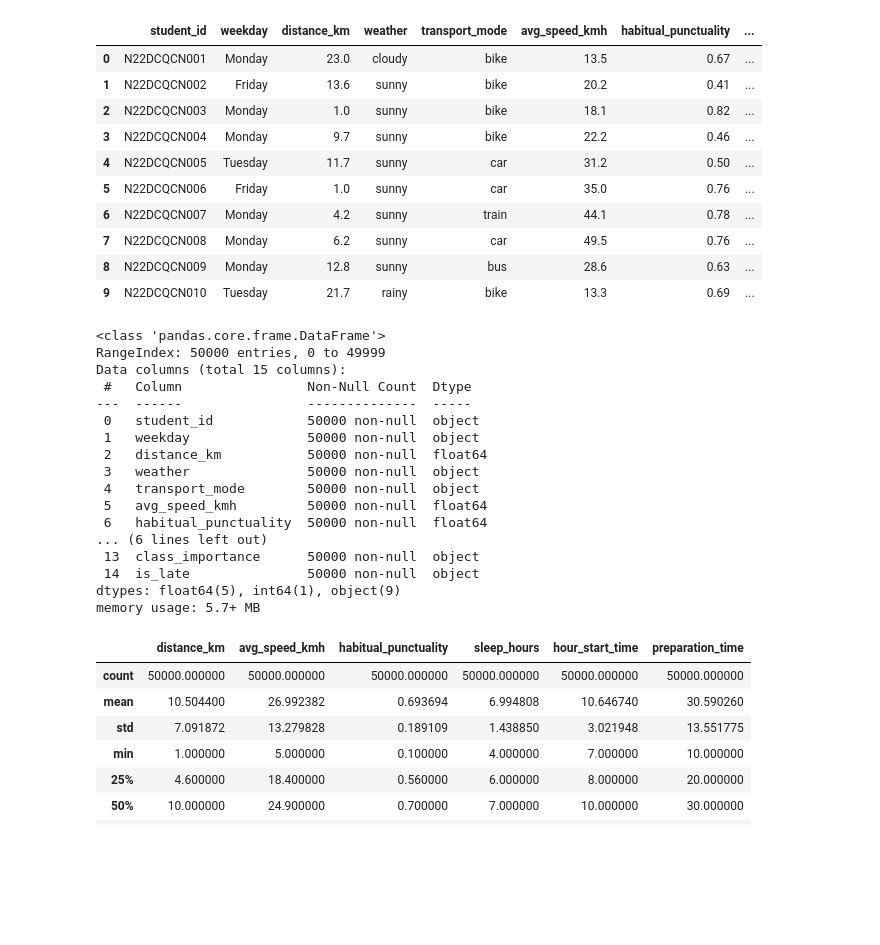
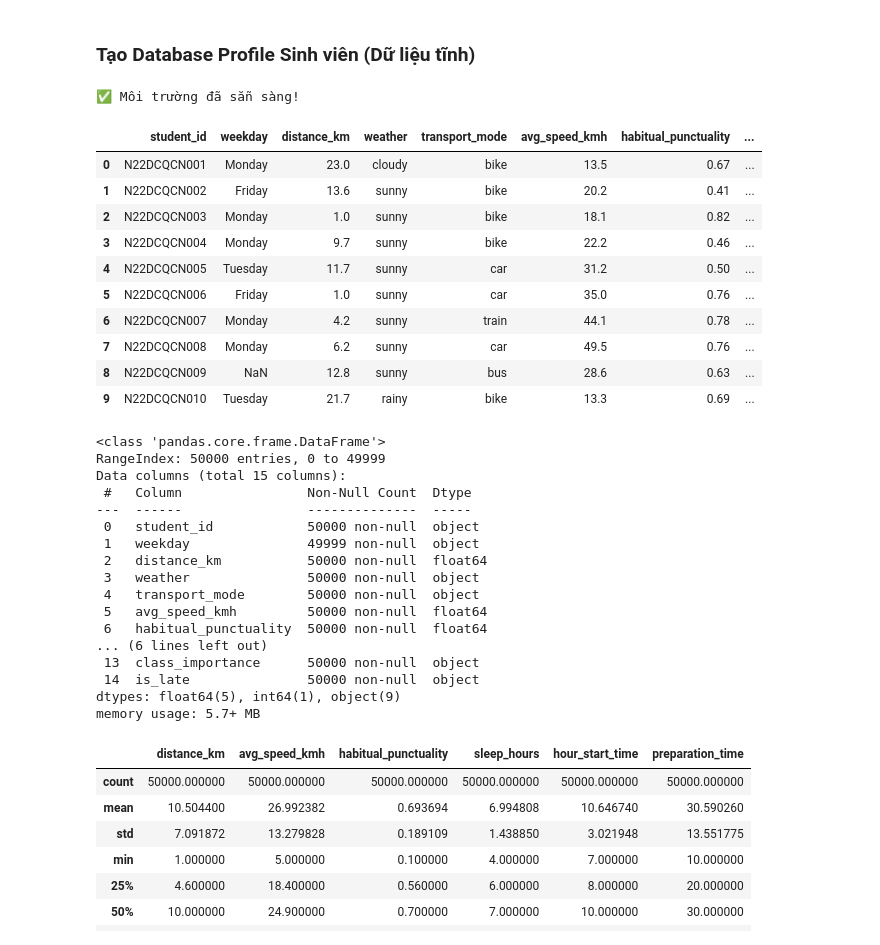
Before and after one commit to tritai1/predictionStudentLates, a Jupyter notebook: predicStuLateWithWedsite.ipynb, the cells around one changed output. Saved outputs shown, nothing was run; the diff lists cells and outputs as text; code cells hidden in the pictures; blank space fills up the shorter version.

```diff
--- a/predicStuLateWithWedsite.ipynb
+++ b/predicStuLateWithWedsite.ipynb
@@ -6,23 +8,69 @@ import matplotlib.pyplot as plt
+# %% [markdown]
+### Tạo Database Profile Sinh viên (Dữ liệu tĩnh)
+# %%
+
+os.makedirs('dataset', exist_ok=True)
+os.makedirs('models', exist_ok=True)
+
+print("✅ Môi trường đã sẵn sàng!")
+def generate_profiles(n_students=300):
+    """
+    Tạo hồ sơ sinh viên gồm: Phương tiện, nhà xa, thói quen...
+    """
+    print("⏳ Đang khởi tạo hồ sơ sinh viên...")
+    np.random.seed(42)
+    ids = [f"N22DCCN{i:03d}" for i in range(1, n_students + 1)]
+
+    profiles = []
+    for sid in tqdm(ids):
+        transport = np.random.choice(['Motorbike', 'Bus', 'Walk', 'Car'], p=[0.7, 0.15, 0.1, 0.05])
+
+        # Logic: Phương tiện ảnh hưởng khoảng cách và tốc độ
+        if transport == 'Walk':
+            dist = np.random.uniform(0.5, 2.0)
+            base_speed = 5
+        elif transport == 'Bus':
+            dist = np.random.uniform(5.0, 20.0)
+            base_speed = 25
+        else:
+            dist = np.random.uniform(2.0, 30.0)
+            base_speed = 35
+
+        profiles.append({
+            'student_id': sid,
+            'gender': np.random.choice(['Male', 'Female']),
+            'transport_mode': transport,
+            'distance_km': round(dist, 2),
+            'avg_speed_kmh': base_speed,
+            'sleep_habit_hours': round(np.random.normal(6.5, 1.0), 1),
+            'preparation_time_min': int(np.random.normal(20, 10)) if np.random.normal(20, 10) > 5 else 5,
+            'alarm_used': np.random.choice(['Yes', 'No'], p=[0.85, 0.15])
+        })
+
+    df_profile = pd.DataFrame(profiles)
+    df_profile.to_csv('D:\predictingStudentsLate\data\student_profiles.csv', index=False)
+    print(f"✅ Đã lưu file: student_profiles.csv ({df_profile.shape[0]} records)")
+    return df_profile
+# %% [output]
+✅ Môi trường đã sẵn sàng!
 # %%
 
-df_test = pd.read_csv(r"D:\predictingStudentsLate\student_punctuality_new_15000.csv", index_col="student_id")
-df_train = pd.read_csv(r"D:\predictingStudentsLate\student_lateness_dataset.csv")
-
-df_train.head(10)
+df = pd.read_csv(r"D:\predictingStudentsLate\student_lateness_dataset.csv")
+df.head(10)
 # %% [output]
 |  | student_id | weekday | distance_km | weather | transport_mode | avg_speed_kmh | habitual_punctuality | ... |
 | 0 | N22DCQCN001 | Monday | 23.0 | cloudy | bike | 13.5 | 0.67 | ... |
 | 1 | N22DCQCN002 | Friday | 13.6 | sunny | bike | 20.2 | 0.41 | ... |
 | 2 | N22DCQCN003 | Monday | 1.0 | sunny | bike | 18.1 | 0.82 | ... |
 | 3 | N22DCQCN004 | Monday | 9.7 | sunny | bike | 22.2 | 0.46 | ... |
 | 4 | N22DCQCN005 | Tuesday | 11.7 | sunny | car | 31.2 | 0.50 | ... |
 | 5 | N22DCQCN006 | Friday | 1.0 | sunny | car | 35.0 | 0.76 | ... |
 | 6 | N22DCQCN007 | Monday | 4.2 | sunny | train | 44.1 | 0.78 | ... |
 | 7 | N22DCQCN008 | Monday | 6.2 | sunny | car | 49.5 | 0.76 | ... |
-| 8 | N22DCQCN009 | Monday | 12.8 | sunny | bus | 28.6 | 0.63 | ... |
+| 8 | N22DCQCN009 | NaN | 12.8 | sunny | bus | 28.6 | 0.63 | ... |
 | 9 | N22DCQCN010 | Tuesday | 21.7 | rainy | bike | 13.3 | 0.69 | ... |
 # %%
-df_train.info()
+df.info()
 # %% [output]
 <class 'pandas.core.frame.DataFrame'>
 RangeIndex: 50000 entries, 0 to 49999
@@ -30,7 +78,7 @@ Data columns (total 15 columns):
  #   Column                Non-Null Count  Dtype
 ---  ------                --------------  -----
  0   student_id            50000 non-null  object
- 1   weekday               50000 non-null  object
+ 1   weekday               49999 non-null  object
  2   distance_km           50000 non-null  float64
  3   weather               50000 non-null  object
  4   transport_mode        50000 non-null  object
```
Also changed, not shown: parts of 146 cells of this notebook, 29 other files.
